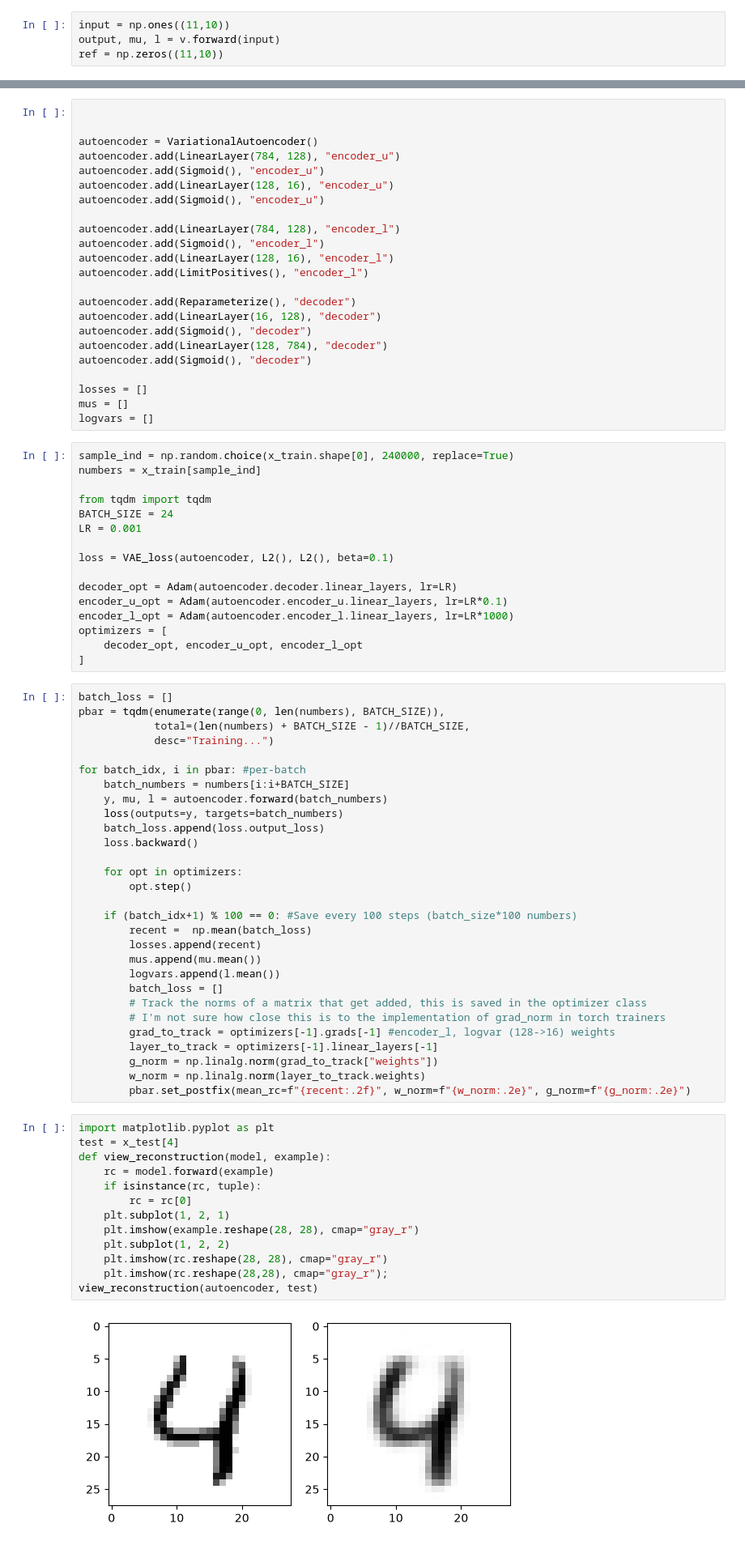
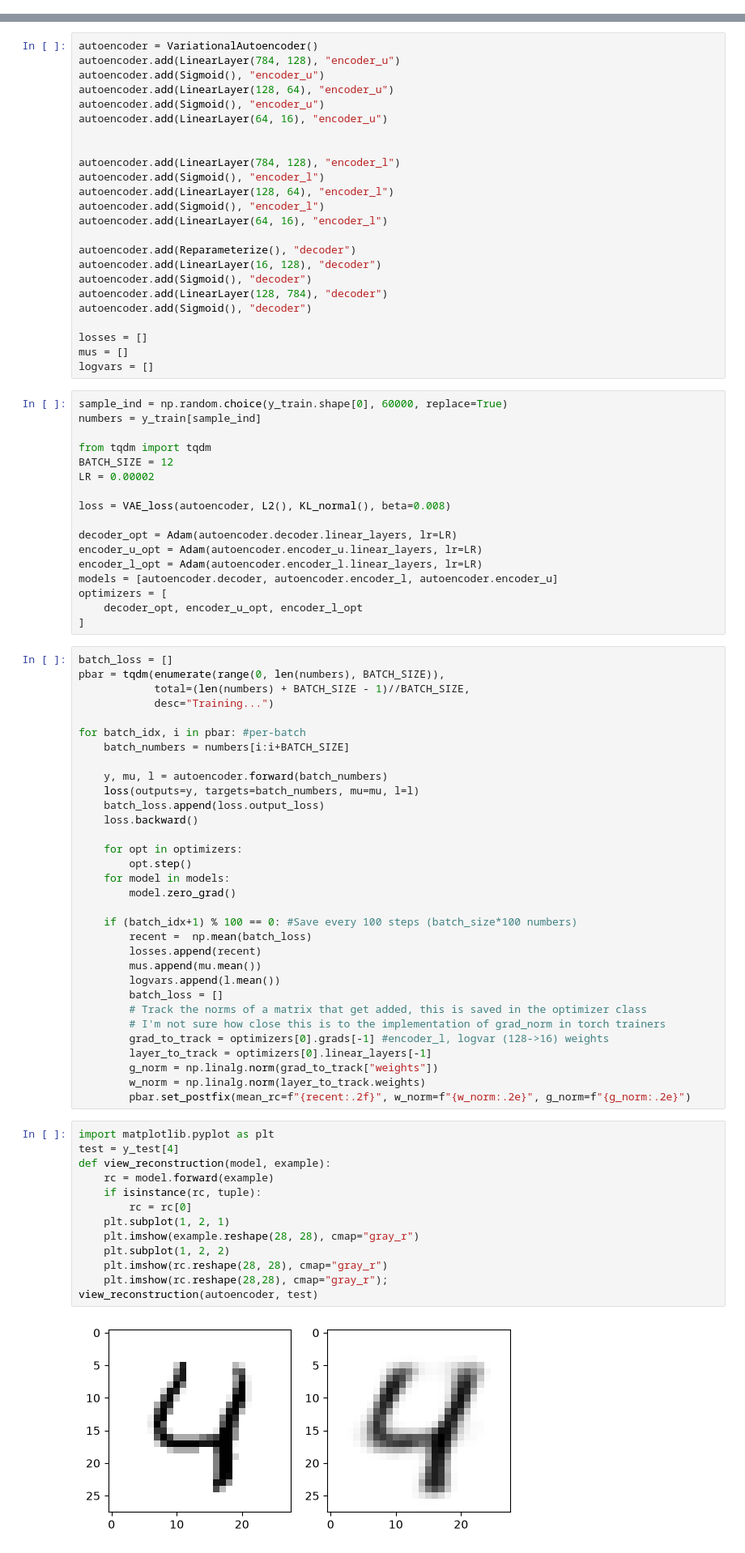
Before and after one commit to benphqm/numpy-variational-autoencoder, a Jupyter notebook: numpy-VAE.ipynb, the cells around one changed output, grey strips where cells are left out. Shown at 81% size. Cells and saved outputs as stored; diff of their text form.

```diff
--- a/numpy-VAE.ipynb
+++ b/numpy-VAE.ipynb
@@ -392,4 +390,0 @@ v.add(Sigmoid(), "decoder")
-# %%
-input = np.ones((11,10))
-output, mu, l = v.forward(input)
-ref = np.zeros((11,10))
@@ -424,16 +404,17 @@ x_test = x_test.reshape(-1, 784)
 # %%
-
-
 autoencoder = VariationalAutoencoder()
 autoencoder.add(LinearLayer(784, 128), "encoder_u")
 autoencoder.add(Sigmoid(), "encoder_u")
-autoencoder.add(LinearLayer(128, 16), "encoder_u")
+autoencoder.add(LinearLayer(128, 64), "encoder_u")
 autoencoder.add(Sigmoid(), "encoder_u")
+autoencoder.add(LinearLayer(64, 16), "encoder_u")
+
 
 autoencoder.add(LinearLayer(784, 128), "encoder_l")
 autoencoder.add(Sigmoid(), "encoder_l")
-autoencoder.add(LinearLayer(128, 16), "encoder_l")
-autoencoder.add(LimitPositives(), "encoder_l")
+autoencoder.add(LinearLayer(128, 64), "encoder_l")
+autoencoder.add(Sigmoid(), "encoder_l")
+autoencoder.add(LinearLayer(64, 16), "encoder_l")
 
 autoencoder.add(Reparameterize(), "decoder")
 autoencoder.add(LinearLayer(16, 128), "decoder")
@@ -445,18 +426,19 @@ losses = []
 mus = []
 logvars = []
 # %%
-sample_ind = np.random.choice(x_train.shape[0], 240000, replace=True)
-numbers = x_train[sample_ind]
+sample_ind = np.random.choice(y_train.shape[0], 60000, replace=True)
+numbers = y_train[sample_ind]
 
 from tqdm import tqdm
-BATCH_SIZE = 24
-LR = 0.001
+BATCH_SIZE = 12
+LR = 0.00002
 
-loss = VAE_loss(autoencoder, L2(), L2(), beta=0.1)
+loss = VAE_loss(autoencoder, L2(), KL_normal(), beta=0.008)
 
 decoder_opt = Adam(autoencoder.decoder.linear_layers, lr=LR)
-encoder_u_opt = Adam(autoencoder.encoder_u.linear_layers, lr=LR*0.1)
-encoder_l_opt = Adam(autoencoder.encoder_l.linear_layers, lr=LR*1000)
+encoder_u_opt = Adam(autoencoder.encoder_u.linear_layers, lr=LR)
+encoder_l_opt = Adam(autoencoder.encoder_l.linear_layers, lr=LR)
+models = [autoencoder.decoder, autoencoder.encoder_l, autoencoder.encoder_u]
 optimizers = [
     decoder_opt, encoder_u_opt, encoder_l_opt
 ]
@@ -468,13 +450,16 @@ pbar = tqdm(enumerate(range(0, len(numbers), BATCH_SIZE)),
 
 for batch_idx, i in pbar: #per-batch
     batch_numbers = numbers[i:i+BATCH_SIZE]
+
     y, mu, l = autoencoder.forward(batch_numbers)
-    loss(outputs=y, targets=batch_numbers)
+    loss(outputs=y, targets=batch_numbers, mu=mu, l=l)
     batch_loss.append(loss.output_loss)
     loss.backward()
 
     for opt in optimizers:
         opt.step()
+    for model in models:
+        model.zero_grad()
 
     if (batch_idx+1) % 100 == 0: #Save every 100 steps (batch_size*100 numbers)
         recent =  np.mean(batch_loss)
@@ -484,23 +469,23 @@ for batch_idx, i in pbar: #per-batch
         batch_loss = []
         # Track the norms of a matrix that get added, this is saved in the optimizer class
         # I'm not sure how close this is to the implementation of grad_norm in torch trainers
-        grad_to_track = optimizers[-1].grads[-1] #encoder_l, logvar (128->16) weights
-        layer_to_track = optimizers[-1].linear_layers[-1]
+        grad_to_track = optimizers[0].grads[-1] #encoder_l, logvar (128->16) weights
+        layer_to_track = optimizers[0].linear_layers[-1]
         g_norm = np.linalg.norm(grad_to_track["weights"])
         w_norm = np.linalg.norm(layer_to_track.weights)
         pbar.set_postfix(mean_rc=f"{recent:.2f}", w_norm=f"{w_norm:.2e}", g_norm=f"{g_norm:.2e}")
 # %%
 import matplotlib.pyplot as plt
-test = x_test[4]
+test = y_test[4]
 def view_reconstruction(model, example):
     rc = model.forward(example)
     if isinstance(rc, tuple):
         rc = rc[0]
     plt.subplot(1, 2, 1)
     plt.imshow(example.reshape(28, 28), cmap="gray_r")
     plt.subplot(1, 2, 2)
     plt.imshow(rc.reshape(28, 28), cmap="gray_r")
     plt.imshow(rc.reshape(28,28), cmap="gray_r");
 view_reconstruction(autoencoder, test)
 # %% [output]
-[figure, old version]
+[figure, new version]
```
Also changed, not shown: parts of 17 cells of this notebook.
